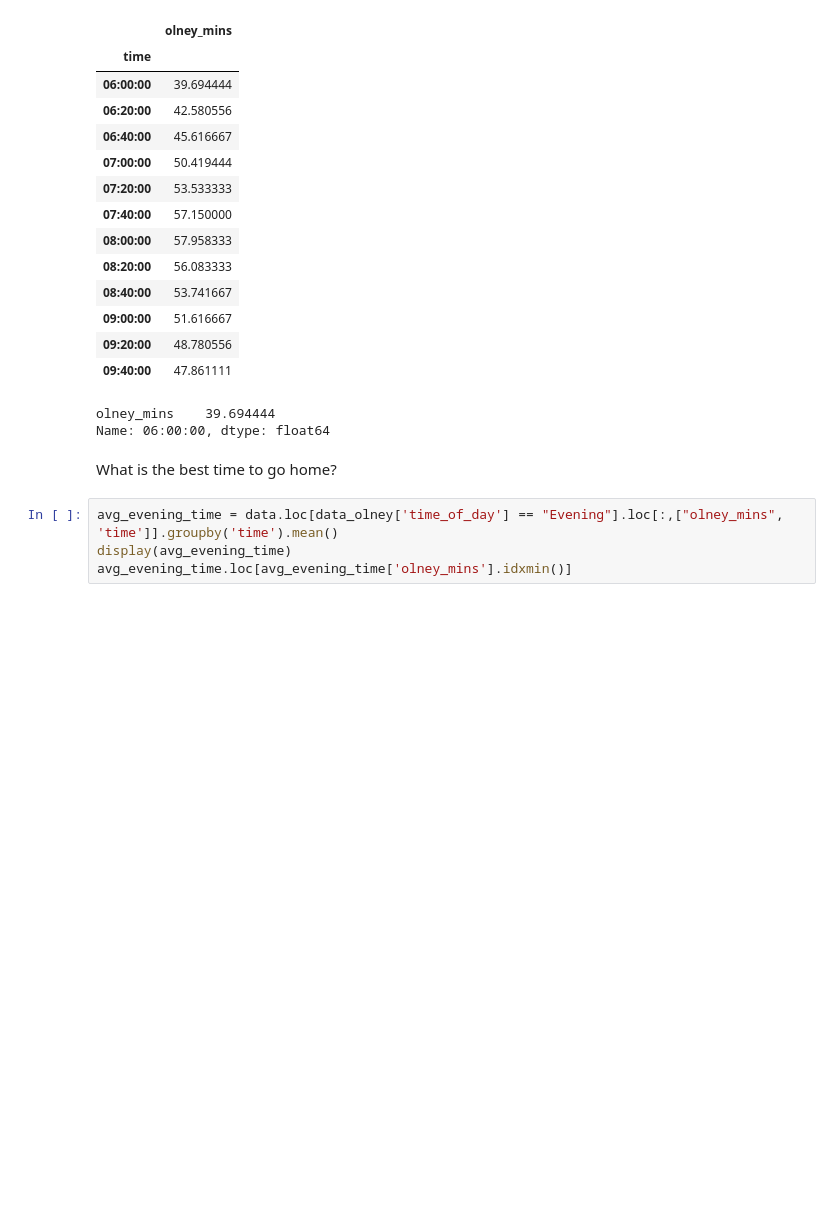
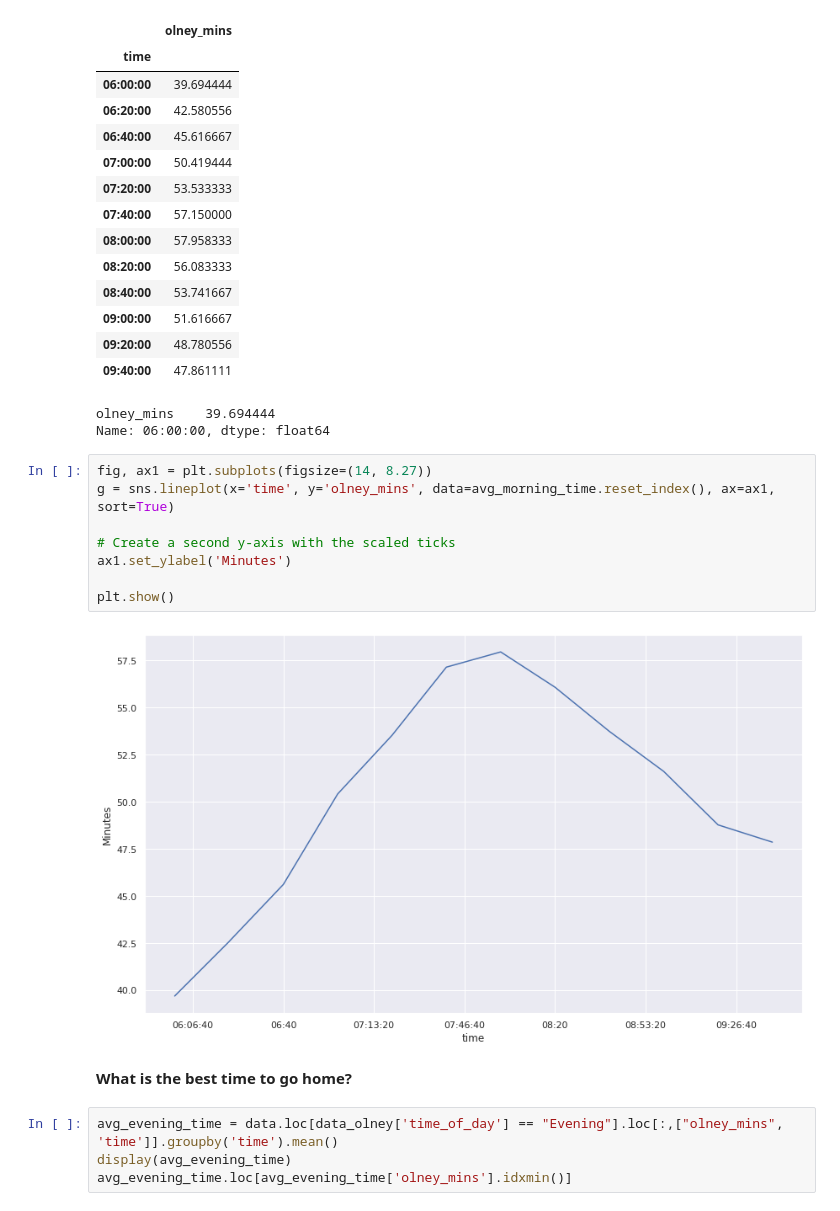
Before and after one commit to anjmittu/travel-time-data-analysis, a Jupyter notebook: data_analysis.ipynb, the cells around one changed output. Saved outputs shown, nothing was run; the diff lists cells and outputs as text; blank space fills up the shorter version.

Commit message:
added more graphs

```diff
--- a/data_analysis.ipynb
+++ b/data_analysis.ipynb
@@ -80,8 +82,18 @@ avg_morning_time.loc[avg_morning_time['olney_mins'].idxmin()]
 | 09:40:00 | 47.861111 |
 olney_mins    39.694444
 Name: 06:00:00, dtype: float64
+# %%
+fig, ax1 = plt.subplots(figsize=(14, 8.27))
+g = sns.lineplot(x='time', y='olney_mins', data=avg_morning_time.reset_index(), ax=ax1, sort=True)
+
+# Create a second y-axis with the scaled ticks
+ax1.set_ylabel('Minutes')
+
+plt.show()
+# %% [output]
+[figure, added]
 # %% [markdown]
-What is the best time to go home?
+**What is the best time to go home?**
 # %%
 avg_evening_time = data.loc[data_olney['time_of_day'] == "Evening"].loc[:,["olney_mins", 'time']].groupby('time').mean()
 display(avg_evening_time)
```
Also changed, not shown: parts of 25 cells of this notebook.
